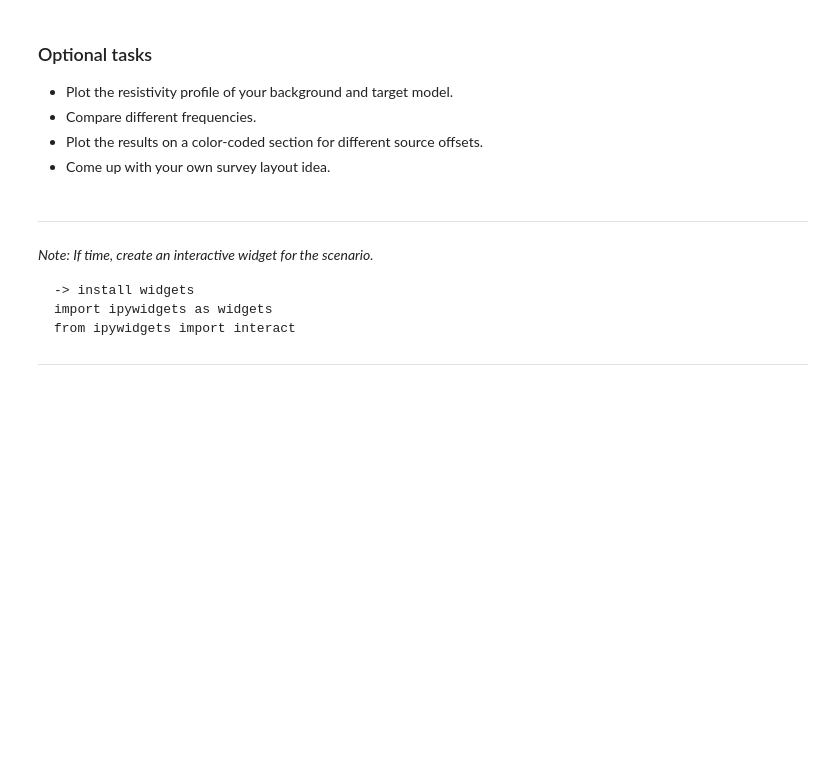
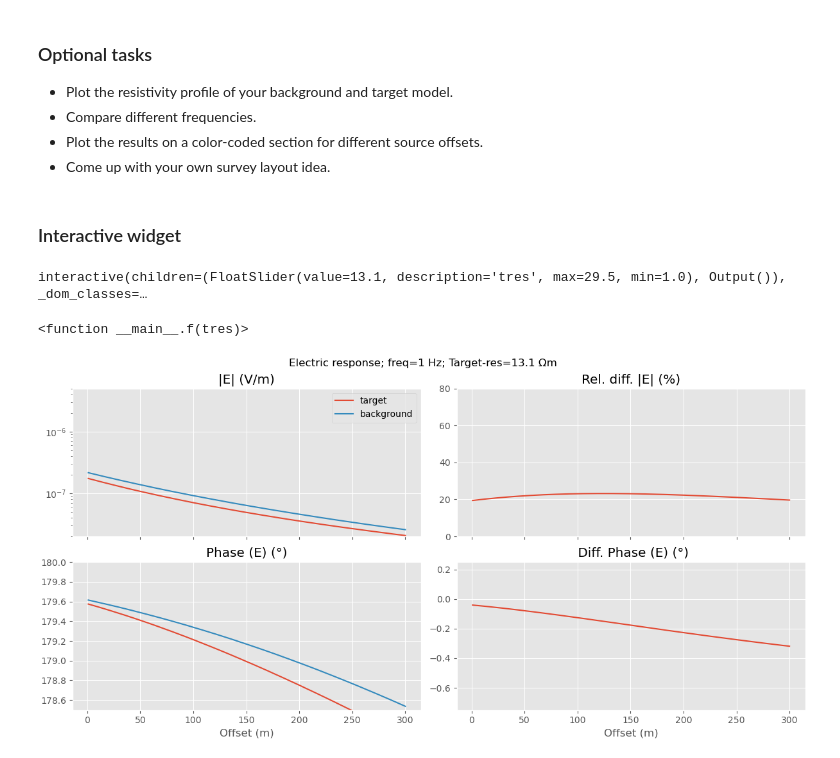
Before and after one commit to emsig/easygo-training-em, a Jupyter notebook: empymod_ATES.ipynb, the cells around one changed output. Cells and saved outputs as stored; diff of their text form; code cells hidden in the pictures; blank space fills up the shorter version.

```diff
--- a/empymod_ATES.ipynb
+++ b/empymod_ATES.ipynb
@@ -135,12 +139,5 @@ for ax in [ax13, ax14]:
 - Compare different frequencies.
 - Plot the results on a color-coded section for different source offsets.
 - Come up with your own survey layout idea.
-# %% [markdown]
----
-_Note: If time, create an interactive widget for the scenario._
-
-    -> install widgets
-    import ipywidgets as widgets
-    from ipywidgets import interact
-
----
+# %% [markdown]
+### Interactive widget
@@ -147,2 +147,49 @@ _Note: If time, create an interactive widget for the scenario._
+# %%
+fig1, ((ax11, ax12), (ax13, ax14)) = plt.subplots(2, 2, figsize=(12, 6), sharex=True, constrained_layout=True)
+
+fig1.suptitle(f'Electric response; freq={frequency_1} Hz; Target-res={res_target} Ωm')
+
+ax11.set_title('|E| (V/m)')
+ax11.semilogy(offsets_1, resp_E_target.amp(), label='target')
+ax11.semilogy(offsets_1, resp_E_base.amp(), label='background')
+ax11.legend()
+ax11.set_ylim(2e-8, 5e-6)
+
+ax12.set_title('Rel. diff. |E| (%)')
+rel_diff_amp = 100 * (abs(resp_E_target.amp()-resp_E_base.amp()) / abs(resp_E_base.amp()))
+ax12.plot(offsets_1, rel_diff_amp)
+ax12.set_ylim(-0.05, 80)
+
+ax13.set_title('Phase (E) (°)')
+ax13.plot(offsets_1, resp_E_target.pha(deg=True))
+ax13.plot(offsets_1, resp_E_base.pha(deg=True))
+ax13.set_ylim(178.5, 180)
+
+ax14.set_title(' Diff. Phase (E) (°)')
+ax14.plot(offsets_1, resp_E_target.pha(deg=True) - resp_E_base.pha(deg=True))
+ax14.set_ylim(-0.75, 0.25)
+
+for ax in [ax13, ax14]:
+    ax.set_xlabel('Offset (m)') # for plotting Ex at a horizontal receiver line
+    #ax.set_xlabel('Depth (m)') # for plotting Ez in borehole
+
+
+def f(tres):
+    fig1.suptitle(f'Electric response; freq={frequency_1} Hz; Target-res={tres:4.1f} Ωm')
+
+    resistivities_target[4] = tres
+    resp_E_target = empymod.bipole(res=resistivities_target, **inp)
+    rel_diff_amp = 100 * (abs(resp_E_target.amp()-resp_E_base.amp()) / abs(resp_E_base.amp()))
+
+    ax11.lines[0].set_ydata(resp_E_target.amp())
+    ax12.lines[0].set_ydata(rel_diff_amp)
+    ax13.lines[0].set_ydata(resp_E_target.pha(deg=True))
+    ax14.lines[0].set_ydata(resp_E_target.pha(deg=True) - resp_E_base.pha(deg=True))
+
+interact(f, tres=widgets.FloatSlider(min=1, max=29.5, step=0.1, value=res_target))
+# %% [output]
+interactive(children=(FloatSlider(value=13.1, description='tres', max=29.5, min=1.0), Output()), _dom_classes=…
+<function __main__.f(tres)>
+[figure, added]
 # %%
 empymod.Report()
```
Also changed, not shown: parts of 7 cells of this notebook, 4 other files.
